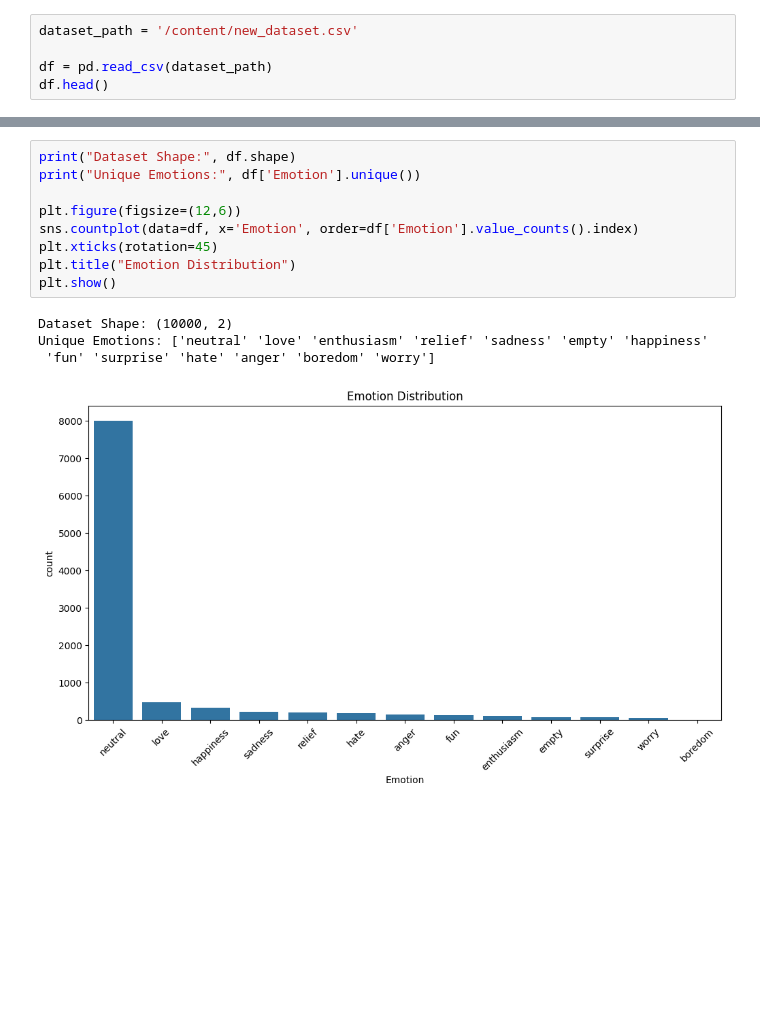
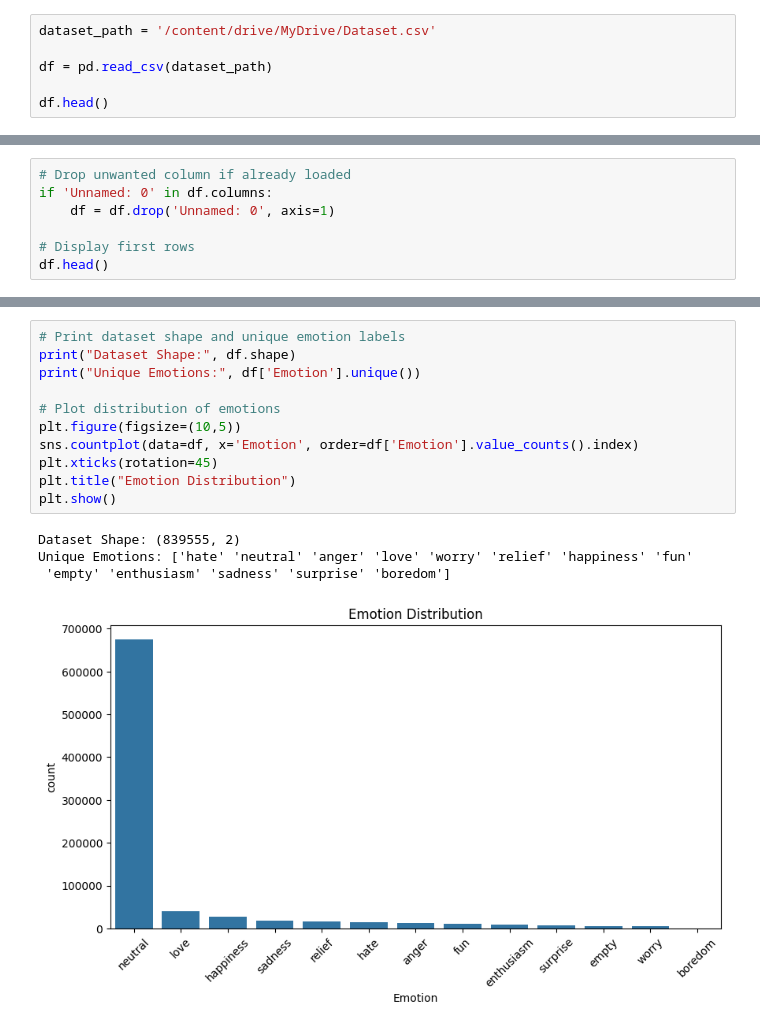
Before and after one commit to nasirabbas827/textemotion_Rafia_Hammad_final, a Jupyter notebook: textemotion_Rafia_Hammad_final.ipynb, the cells around one changed output, grey strips where cells are left out. Cells and saved outputs as stored; diff of their text form; blank space fills up the shorter version.

```diff
--- a/textemotion_Rafia_Hammad_final.ipynb
+++ b/textemotion_Rafia_Hammad_final.ipynb
@@ -24,6 +28,7 @@ import re
 # %%
-dataset_path = '/content/new_dataset.csv'
+dataset_path = '/content/drive/MyDrive/Dataset.csv'
 
 df = pd.read_csv(dataset_path)
+
 df.head()
 # %% [output]
@@ -35,0 +41,7 @@ df.head()
+# %%
+# Drop unwanted column if already loaded
+if 'Unnamed: 0' in df.columns:
+    df = df.drop('Unnamed: 0', axis=1)
+
+# Display first rows
+df.head()
@@ -36,14 +55,16 @@ df.head()
 # %%
+# Print dataset shape and unique emotion labels
 print("Dataset Shape:", df.shape)
 print("Unique Emotions:", df['Emotion'].unique())
 
-plt.figure(figsize=(12,6))
+# Plot distribution of emotions
+plt.figure(figsize=(10,5))
 sns.countplot(data=df, x='Emotion', order=df['Emotion'].value_counts().index)
 plt.xticks(rotation=45)
 plt.title("Emotion Distribution")
 plt.show()
 # %% [output]
-Dataset Shape: (10000, 2)
-Unique Emotions: ['neutral' 'love' 'enthusiasm' 'relief' 'sadness' 'empty' 'happiness'
- 'fun' 'surprise' 'hate' 'anger' 'boredom' 'worry']
+Dataset Shape: (839555, 2)
+Unique Emotions: ['hate' 'neutral' 'anger' 'love' 'worry' 'relief' 'happiness' 'fun'
+ 'empty' 'enthusiasm' 'sadness' 'surprise' 'boredom']
-[figure, old version]
+[figure, new version]
```
Also changed, not shown: parts of 22 cells of this notebook, 9 other files.
